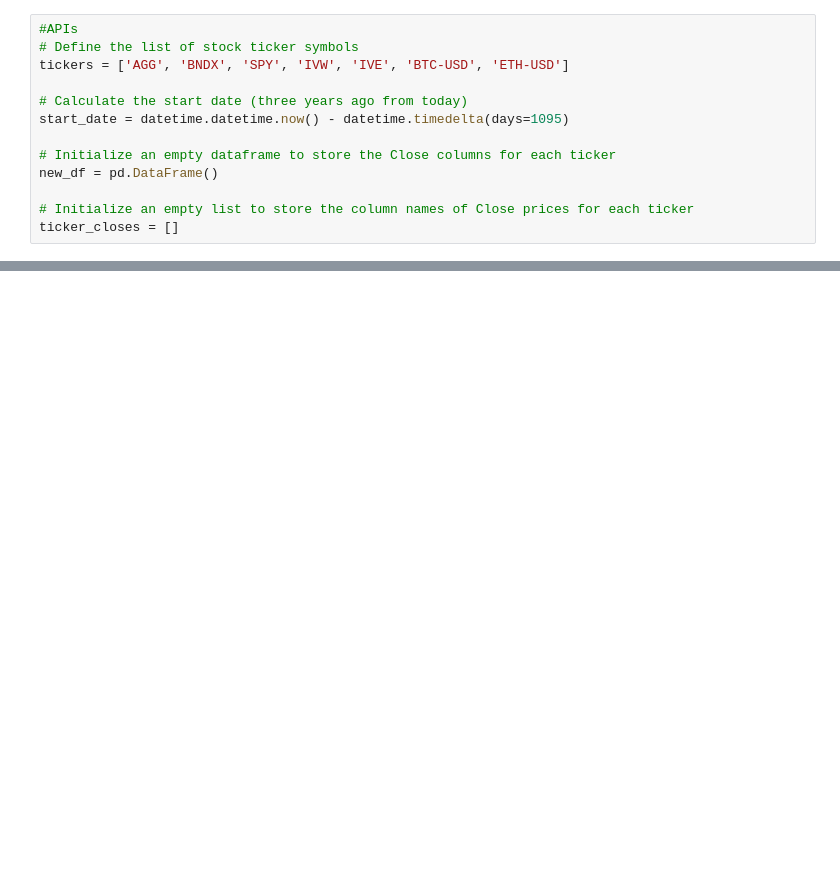
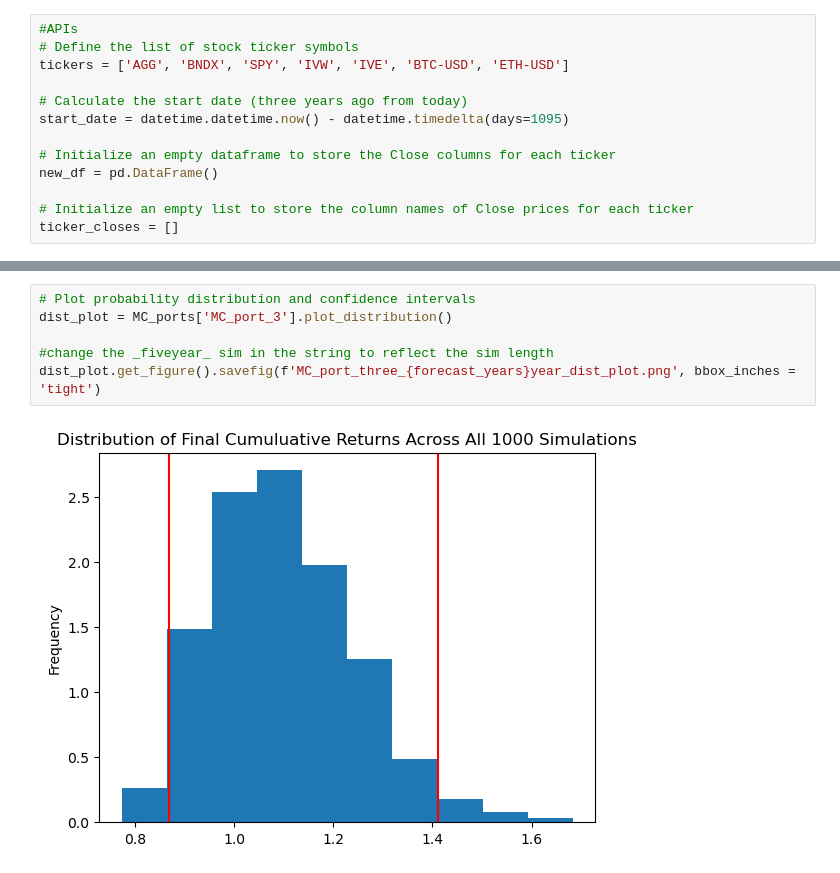
Before and after one commit to Joshbazz/Portfolio-Optimizer, a Jupyter notebook: Optimus_portfolio.ipynb, the cells around one changed output, grey strips where cells are left out. Drawn from its saved outputs; the diff is of its cells as text; blank space fills up the shorter version.

```diff
--- a/Optimus_portfolio.ipynb
+++ b/Optimus_portfolio.ipynb
@@ -98,0 +369,8 @@ Annualized Risk (Standard Deviation): 17.44%
+# %%
+# Plot probability distribution and confidence intervals
+dist_plot = MC_ports['MC_port_3'].plot_distribution()
+
+#change the _fiveyear_ sim in the string to reflect the sim length
+dist_plot.get_figure().savefig(f'MC_port_three_{forecast_years}year_dist_plot.png', bbox_inches = 'tight')
+# %% [output]
+[figure, added]
```
Also changed, not shown: parts of 23 cells of this notebook, 10 other files.
